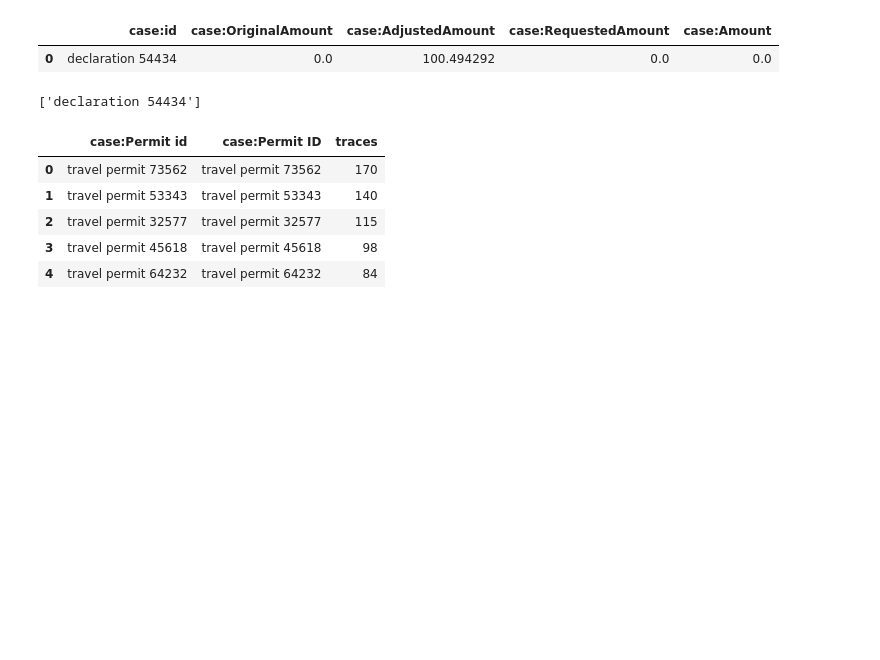
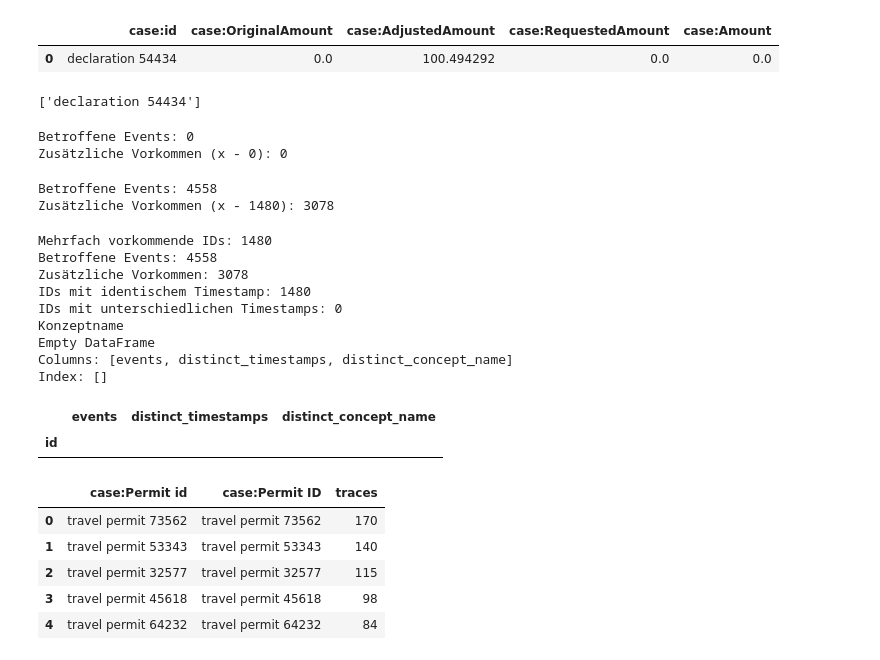
Before and after one commit to RealJesco/process_mining, a Jupyter notebook: python_analysis/00.ipynb, the cells around one changed output. Saved outputs shown, nothing was run; the diff lists cells and outputs as text; code cells hidden in the pictures; blank space fills up the shorter version.

```diff
--- a/python_analysis/00.ipynb
+++ b/python_analysis/00.ipynb
@@ -322,6 +322,56 @@ Name: count, dtype: int64
 |  | case:id | case:OriginalAmount | case:AdjustedAmount | case:RequestedAmount | case:Amount |
 | 0 | declaration 54434 | 0.0 | 100.494292 | 0.0 | 0.0 |
 ['declaration 54434']
+# %%
+duplicates = dom_log_base["id"].value_counts().loc[lambda counts: counts > 1]
+x = duplicates.sum()
+
+print(f"Betroffene Events: {x}")
+print(f"Zusätzliche Vorkommen (x - {len(duplicates)}): {x - len(duplicates)}")
+# %% [output]
+Betroffene Events: 0
+Zusätzliche Vorkommen (x - 0): 0
+# %%
+duplicates = int_log_base["id"].value_counts().loc[lambda counts: counts > 1]
+x = duplicates.sum()
+
+print(f"Betroffene Events: {x}")
+print(f"Zusätzliche Vorkommen (x - {len(duplicates)}): {x - len(duplicates)}")
+# %% [output]
+Betroffene Events: 4558
+Zusätzliche Vorkommen (x - 1480): 3078
+# %%
+id_analysis = int_log_base.groupby("id").agg(
+    events=("id", "size"),
+    distinct_timestamps=("time:timestamp", lambda s: s.nunique(dropna=False)),
+    distinct_concept_name=("concept:name", lambda s: s.nunique(dropna=False)),
+)
+duplicates = id_analysis.loc[id_analysis["events"] > 1]
+conflicts = duplicates.loc[duplicates["distinct_timestamps"] > 1]
+x = duplicates["events"].sum()
+
+print(f"Mehrfach vorkommende IDs: {len(duplicates)}")
+print(f"Betroffene Events: {x}")
+print(f"Zusätzliche Vorkommen: {x - len(duplicates)}")
+print(f"IDs mit identischem Timestamp: {len(duplicates) - len(conflicts)}")
+print(f"IDs mit unterschiedlichen Timestamps: {len(conflicts)}")
+
+print("Konzeptname")
+print(duplicates.loc[duplicates["distinct_concept_name"] > 1])
+
+display(conflicts)
+# %% [output]
+Mehrfach vorkommende IDs: 1480
+Betroffene Events: 4558
+Zusätzliche Vorkommen: 3078
+IDs mit identischem Timestamp: 1480
+IDs mit unterschiedlichen Timestamps: 0
+Konzeptname
+Empty DataFrame
+Columns: [events, distinct_timestamps, distinct_concept_name]
+Index: []
+|  | events | distinct_timestamps | distinct_concept_name |
+| id |  |  |  |
 # %%
 #Permit Dummy Analyse 448 Traces
 problematic = set(unique_analysis(int_log_base, ["case:Permit id", "case:Permit ID"]))
```
Also changed, not shown: 4 other files.
